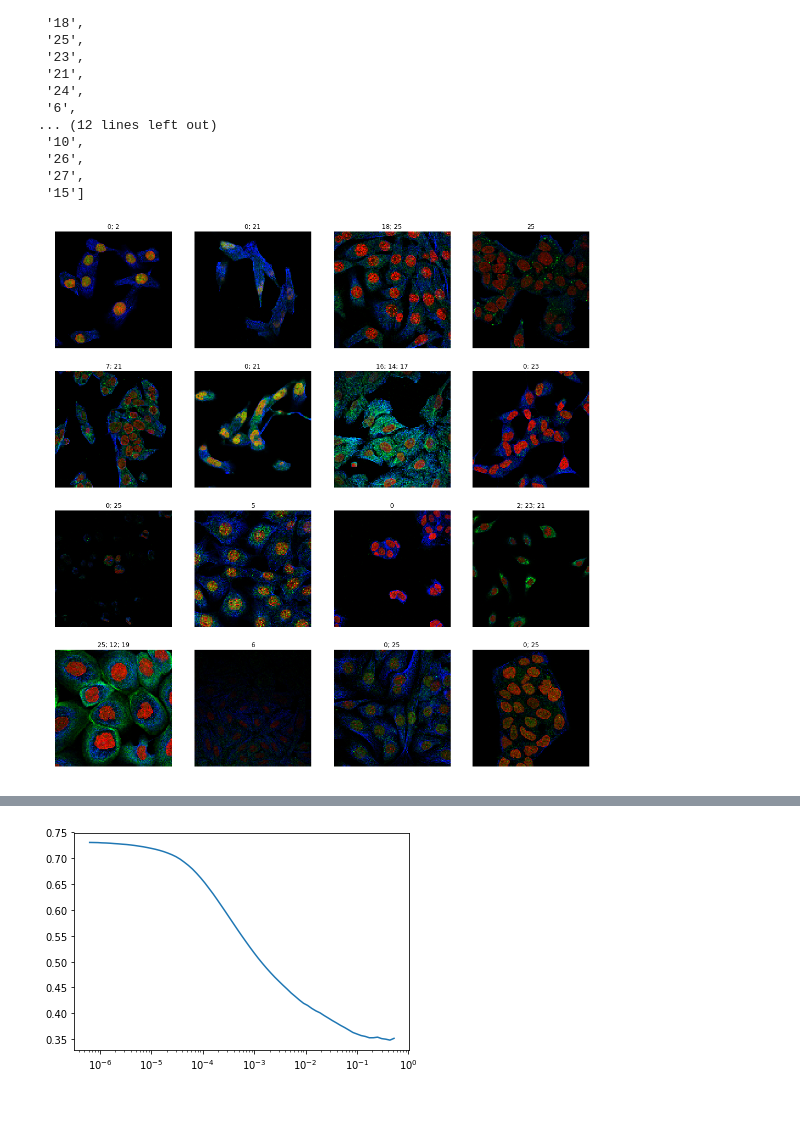
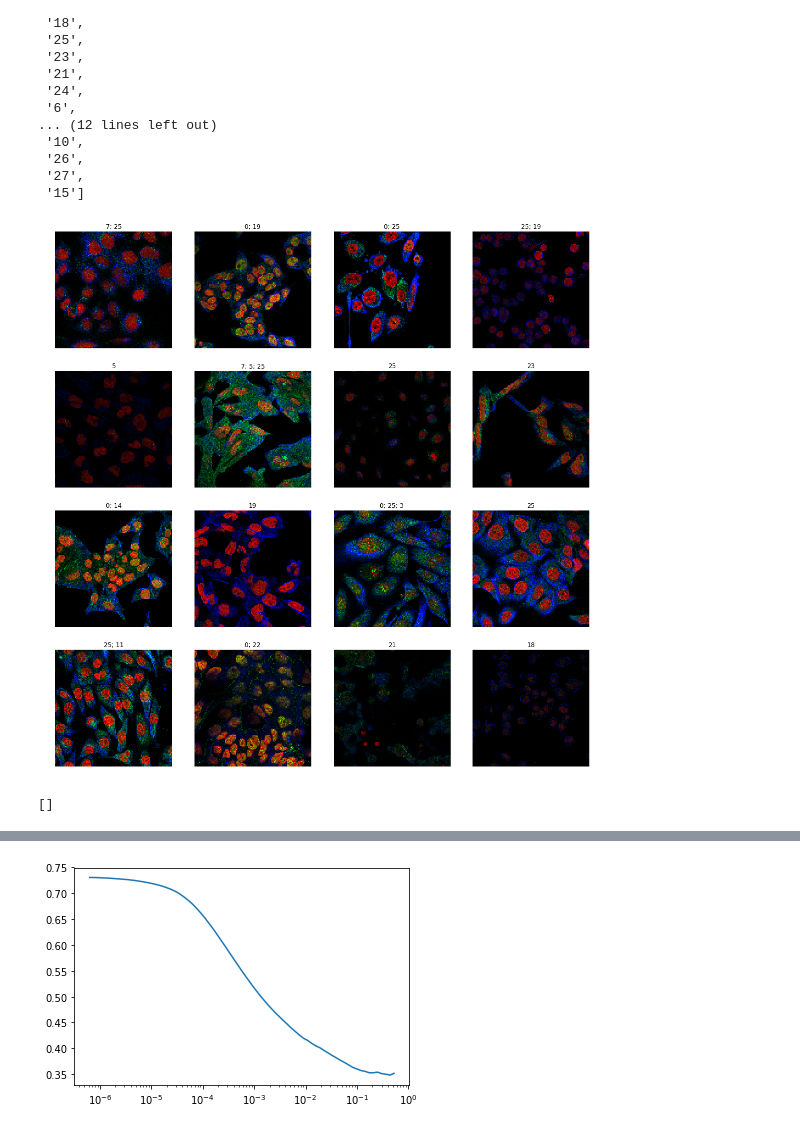
Before and after one commit to andrijdavid/kaggle_hpa, a Jupyter notebook: paperspace_v1.ipynb, the cells around one changed output, grey strips where cells are left out. Saved outputs shown, nothing was run; the diff lists cells and outputs as text; code cells hidden in the pictures.

```diff
--- a/paperspace_v1.ipynb
+++ b/paperspace_v1.ipynb
@@ -101,10 +101,10 @@ class FocalLoss(nn.Module):
 
         return loss.sum(dim=1).mean()
 # %%
-data = get_data(128)
+data = get_data(128, 256)
 data.show_batch(rows=4, figsize=(15,15))
 # %% [output]
-[figure, old version]
+[figure, new version]
 # %%
 from fastai.vision.models.darknet import *
 darknet = Darknet([1,2,4,4], 28)
@@ -112,6 +112,10 @@ darknet53 = Darknet([1,2,8,8,4], 28)
 # %%
 learn = Learner(get_data(256,16), darknet53, metrics=[accuracy_thresh, f1])
 # learn = Learner(data256, model, metrics=[accuracy_thresh, f1])
+# %%
+learn.callbacks
+# %% [output]
+[]
 # %%
 learn.to_fp16();
 # %%
```
Also changed, not shown: parts of 1 cell of this notebook, 1 other file.
